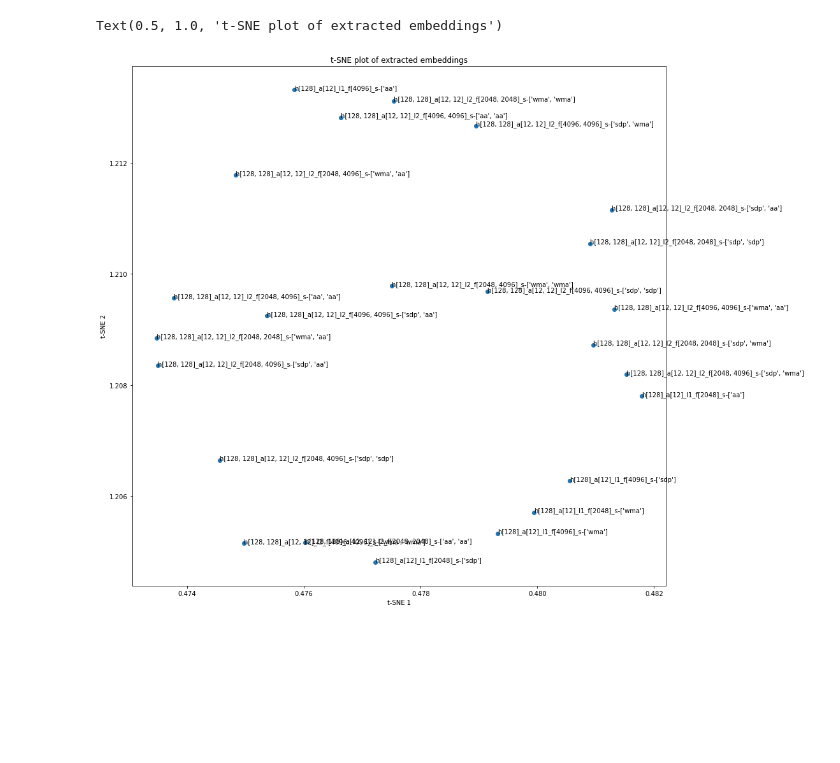
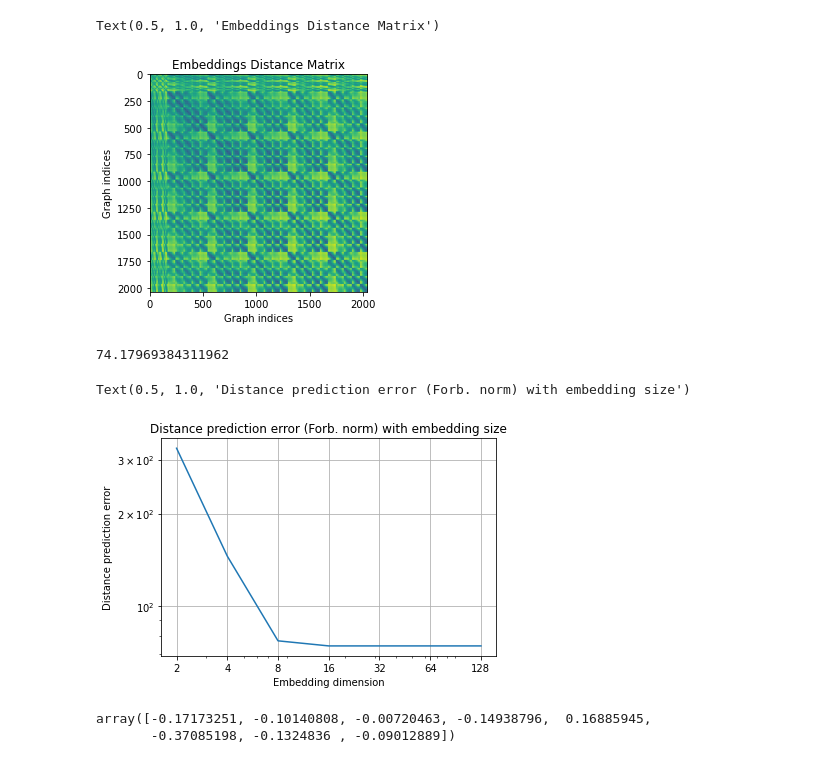
Before and after one commit to jha-lab/txf_design-space, a Jupyter notebook: embeddings/generate_embeddings_test.ipynb, the cells around one changed output. Drawn from its saved outputs; the diff is of its cells as text; code cells hidden in the pictures; blank space fills up the shorter version.

```diff
--- a/embeddings/generate_embeddings_test.ipynb
+++ b/embeddings/generate_embeddings_test.ipynb
@@ -45,18 +92,45 @@ Shape of embeddings (numer of graphs, embedding size): (24, 128)
-# %%
-from sklearn.manifold import TSNE
-
-two_dim = TSNE(n_components=2, learning_rate=20, perplexity=50).fit_transform(embeddings)
-
-fig, ax = plt.subplots(figsize=(15, 15))
-ax.scatter(two_dim[:, 0], two_dim[:, 1])
-
-for i, txt in enumerate(
-    [f"h{g.model_dict['h']}_a{g.model_dict['a']}_l{g.model_dict['l']}_f{g.model_dict['f']}_s-{g.model_dict['s']}" for g in graphlib.library]):
-    ax.annotate(txt, (two_dim[i, 0], two_dim[i, 1]))
-
-plt.xlabel('t-SNE 1')
-plt.ylabel('t-SNE 2')
-plt.title('t-SNE plot of extracted embeddings')
-# %% [output]
-Text(0.5, 1.0, 't-SNE plot of extracted embeddings')
-[figure, removed]
+# %%
+# Generate distance matrix from embeddings
+
+from sklearn.metrics import pairwise_distances
+
+embedding_diss_mat = pairwise_distances(embeddings, embeddings, metric='euclidean')
+
+plt.imshow(embedding_diss_mat)
+plt.xlabel('Graph indices')
+plt.ylabel('Graph indices')
+plt.title('Embeddings Distance Matrix')
+# %% [output]
+Text(0.5, 1.0, 'Embeddings Distance Matrix')
+[figure, added]
+# %%
+# Print Frobenius norm of difference between two distance matrices
+
+print(np.linalg.norm(embedding_diss_mat - diss_mat))
+# %% [output]
+74.17969384311962
+# %%
+# Plot Frobebius norm of difference for different embedding sizes
+
+from tqdm import tqdm
+
+diss_mat = graph_util.generate_dissimilarity_matrix(graph_list)
+fro_dist = []
+
+embedding_sizes = tqdm([2, 4, 8, 16, 32, 64, 128])
+for embedding_size in embedding_sizes:
+    embedding_sizes.set_description(f'Processing embedding dimension: {embedding_size}')
+    embeddings = graph_util.generate_embeddings(diss_mat, embedding_size)
+    embedding_diss_mat = pairwise_distances(embeddings, embeddings, metric='euclidean')
+    fro_dist.append(np.linalg.norm(embedding_diss_mat - diss_mat))
+
+plt.loglog([2, 4, 8, 16, 32, 64, 128], fro_dist)
+plt.xticks([2, 4, 8, 16, 32, 64, 128], ['2', '4', '8', '16', '32', '64', '128'])
+plt.yticks([100, 200, 300])
+plt.grid()
+plt.xlabel('Embedding dimension')
+plt.ylabel('Distance prediction error')
+plt.title('Distance prediction error (Forb. norm) with embedding size')
+# %% [output]
+Text(0.5, 1.0, 'Distance prediction error (Forb. norm) with embedding size')
+[figure, added]
@@ -62,0 +141,7 @@ Text(0.5, 1.0, 't-SNE plot of extracted embeddings')
+# %%
+# Observe embeddings
+
+graphlib.library[0].embedding
+# %% [output]
+array([-0.17173251, -0.10140808, -0.00720463, -0.14938796,  0.16885945,
+       -0.37085198, -0.1324836 , -0.09012889])
```
Also changed, not shown: parts of 11 cells of this notebook.
